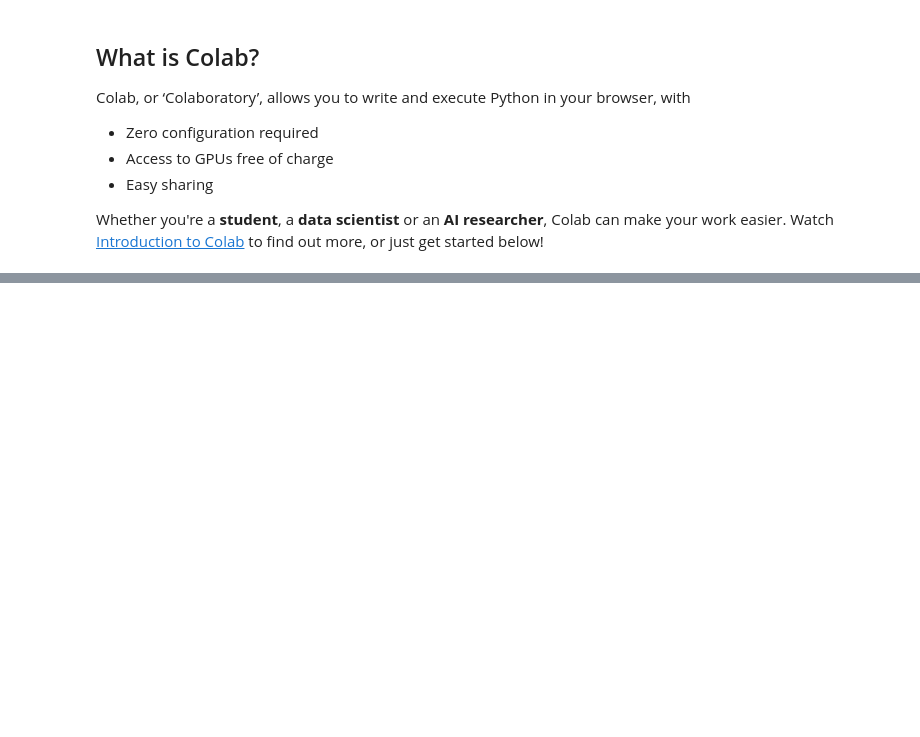
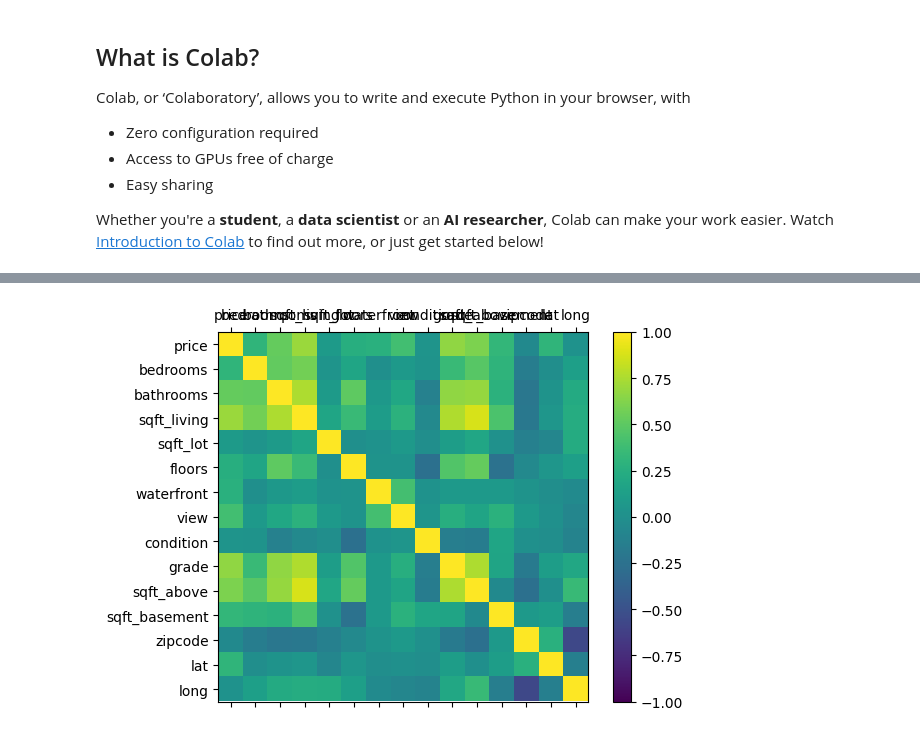
Before and after one commit to sujal029/House-Price-Prediction, a Jupyter notebook: Welcome_to_Colaboratory.ipynb, the cells around one changed output, grey strips where cells are left out. Saved outputs shown, nothing was run; the diff lists cells and outputs as text; code cells hidden in the pictures; blank space fills up the shorter version.

```diff
--- a/Welcome_to_Colaboratory.ipynb
+++ b/Welcome_to_Colaboratory.ipynb
@@ -345,0 +35,2 @@ These are a few of the notebooks from Google's online machine learning course. S
+# %%
+data= pd.read_csv("/content/kc_house_data (1).csv")
@@ -345,0 +79,16 @@ These are a few of the notebooks from Google's online machine learning course. S
+# %%
+names=['price','bedrooms','bathrooms','sqft_living','sqft_lot','floors','waterfront','view','condition','grade','sqft_above','sqft_basement','zipcode','lat','long']
+df=data[names]
+correlations= df.corr()
+fig=plt.figure()
+ax=fig.add_subplot(111)
+cax=ax.matshow(correlations,vmin=-1,vmax=1)
+fig.colorbar(cax)
+ticks=np.arange(0,15,1)
+ax.set_xticks(ticks)
+ax.set_yticks(ticks)
+ax.set_xticklabels(names)
+ax.set_yticklabels(names)
+plt.show()
+# %% [output]
+[figure, added]
```
Also changed, not shown: parts of 64 cells of this notebook.
